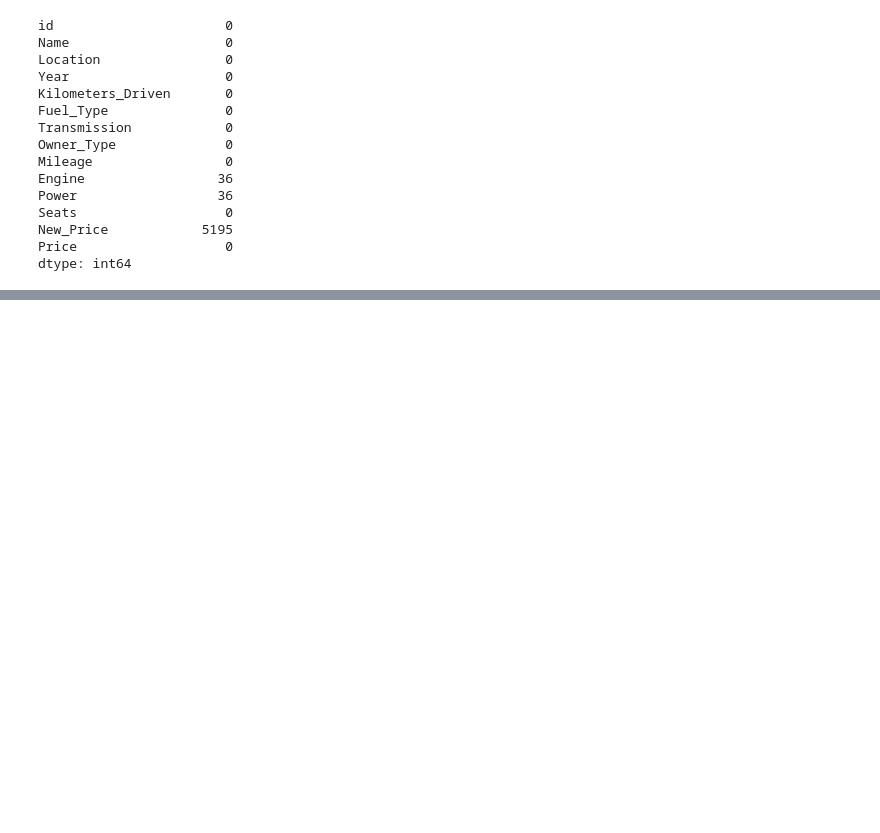
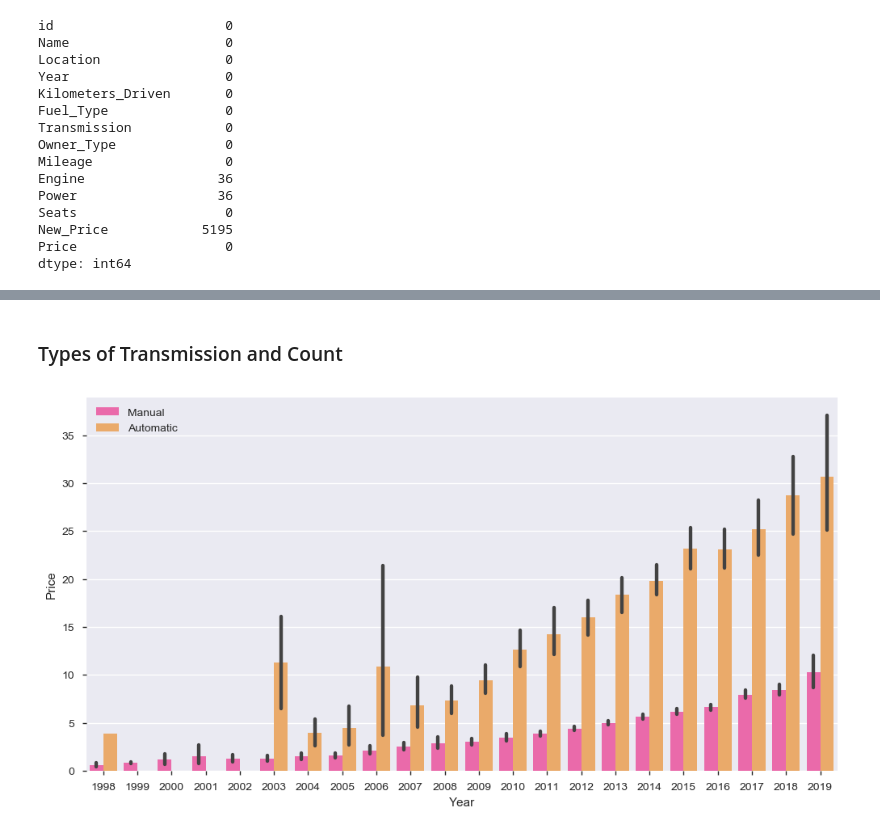
Before and after one commit to kira5901/Predicting-the-Old-Car-Price, a Jupyter notebook: Project/Predicting_Old_Car_Price.ipynb, the cells around one changed output, grey strips where cells are left out. Cells and saved outputs as stored; diff of their text form; code cells hidden in the pictures; blank space fills up the shorter version.

```diff
--- a/Project/Predicting_Old_Car_Price.ipynb
+++ b/Project/Predicting_Old_Car_Price.ipynb
@@ -285,0 +429,4 @@ dtype: int64
+# %%
+data['Year'] = data['Year'].astype(float)
+# %%
+data['Kilometers_Driven'] = data['Kilometers_Driven'].astype(float)
@@ -285,0 +483,9 @@ dtype: int64
+# %% [markdown]
+### Types of Transmission and Count
+# %%
+plt.figure(figsize=(12,6))
+sns.barplot(x=dataset['Year'],y=dataset['Price'],hue=data['Transmission'],palette='spring')
+plt.legend(loc='upper left')
+plt.show()
+# %% [output]
+[figure, added]
```
Also changed, not shown: parts of 35 cells of this notebook.
